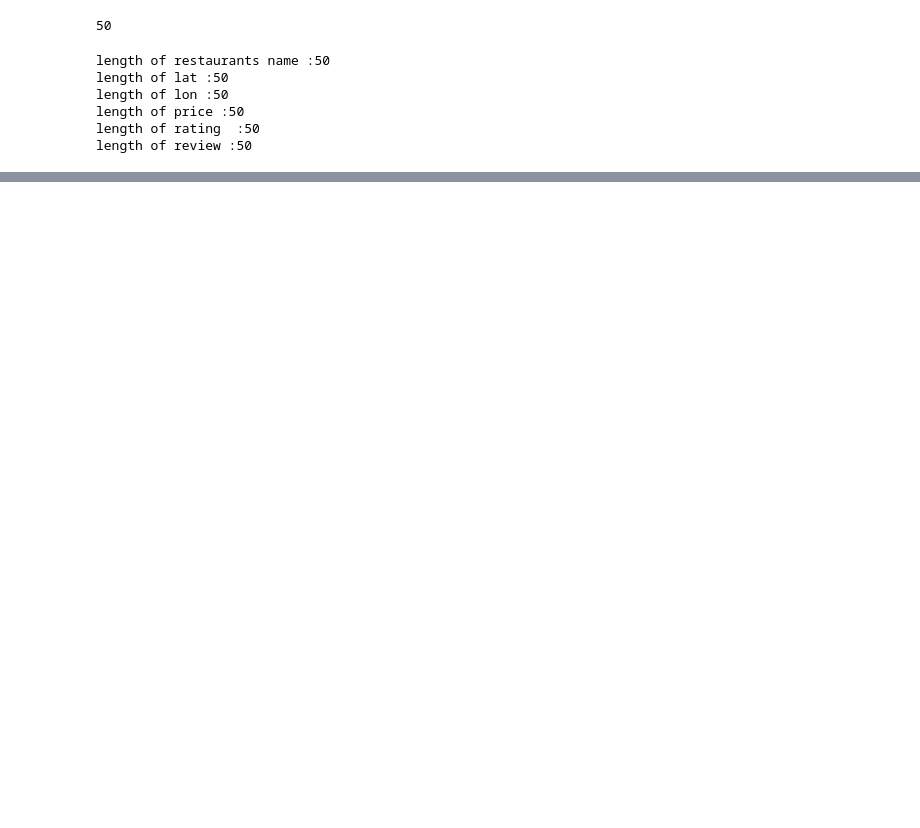
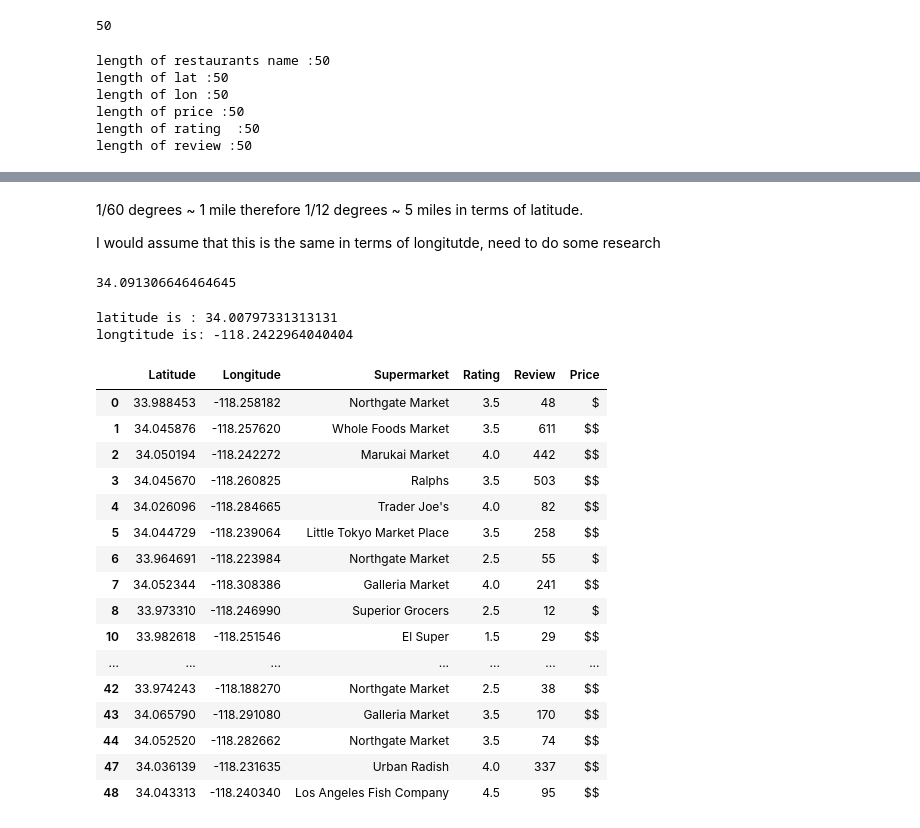
Before and after one commit to AymanSulaiman/ProjectOneOx, a Jupyter notebook: Oficious Ox Data cleaning - supermarkets.ipynb, the cells around one changed output, grey strips where cells are left out. Drawn from its saved outputs; the diff is of its cells as text; code cells hidden in the pictures; blank space fills up the shorter version.

Commit message:
added google maps figure and trying to figure out a radius in an eficient manner

```diff
--- a/Oficious Ox Data cleaning - supermarkets.ipynb
+++ b/Oficious Ox Data cleaning - supermarkets.ipynb
@@ -146,0 +169,57 @@ total_data_df
+# %% [markdown]
+1/60 degrees ~ 1 mile therefore 1/12 degrees ~ 5 miles in terms of latitude.
+
+I would assume that this is the same in terms of longitutde, need to do some research
+# %%
+home_coords = [34.007832,-118.242081]
+
+home_address =  '1734 E 41st St, Los Angeles, CA 90058'
+
+from  geopy.geocoders import Nominatim
+geolocator = Nominatim()
+
+def radius_around_foodbank(foodbank, miles):
+    loc = geolocator.geocode(foodbank)
+    five_miles_north_of_home = loc.latitude - (miles/60)
+    five_miles_south_of_home = loc.latitude + (miles/60)
+    five_miles_west_of_home = loc.longitude - (miles/60)
+    five_miles_east_of_home = loc.longitude + (miles/60)
+    return five_miles_south_of_home, five_miles_north_of_home, five_miles_west_of_home, five_miles_east_of_home
+# print(five_miles_south_of_home)
+radius_around_foodbank(home_address, 5)[0]
+# %% [output]
+34.091306646464645
+# %%
+from  geopy.geocoders import Nominatim
+geolocator = Nominatim()
+address
+# address_fixed = address
+loc = geolocator.geocode(address)
+print("latitude is :" ,loc.latitude,"\nlongtitude is:" ,loc.longitude)
+# %% [output]
+latitude is : 34.00797331313131
+longtitude is: -118.2422964040404
+# %%
+supermarket_df[(supermarket_df['Latitude']<=radius_around_foodbank(home_address, 4)[0])
+               &(supermarket_df['Latitude']>=radius_around_foodbank(home_address, 4)[1])
+               &(supermarket_df['Longitude']>=radius_around_foodbank(home_address, 4)[2])
+               &(supermarket_df['Longitude']<=radius_around_foodbank(home_address, 4)[3])
+              ]
+# %% [output]
+|  | Latitude | Longitude | Supermarket | Rating | Review | Price |
+| 0 | 33.988453 | -118.258182 | Northgate Market | 3.5 | 48 | $ |
+| 1 | 34.045876 | -118.257620 | Whole Foods Market | 3.5 | 611 | $$ |
+| 2 | 34.050194 | -118.242272 | Marukai Market | 4.0 | 442 | $$ |
+| 3 | 34.045670 | -118.260825 | Ralphs | 3.5 | 503 | $$ |
+| 4 | 34.026096 | -118.284665 | Trader Joe's | 4.0 | 82 | $$ |
+| 5 | 34.044729 | -118.239064 | Little Tokyo Market Place | 3.5 | 258 | $$ |
+| 6 | 33.964691 | -118.223984 | Northgate Market | 2.5 | 55 | $ |
+| 7 | 34.052344 | -118.308386 | Galleria Market | 4.0 | 241 | $$ |
+| 8 | 33.973310 | -118.246990 | Superior Grocers | 2.5 | 12 | $ |
+| 10 | 33.982618 | -118.251546 | El Super | 1.5 | 29 | $$ |
+| ... | ... | ... | ... | ... | ... | ... |
+| 42 | 33.974243 | -118.188270 | Northgate Market | 2.5 | 38 | $$ |
+| 43 | 34.065790 | -118.291080 | Galleria Market | 3.5 | 170 | $$ |
+| 44 | 34.052520 | -118.282662 | Northgate Market | 3.5 | 74 | $$ |
+| 47 | 34.036139 | -118.231635 | Urban Radish | 4.0 | 337 | $$ |
+| 48 | 34.043313 | -118.240340 | Los Angeles Fish Company | 4.5 | 95 | $$ |
```
Also changed, not shown: parts of 9 cells of this notebook, 1 other file.
